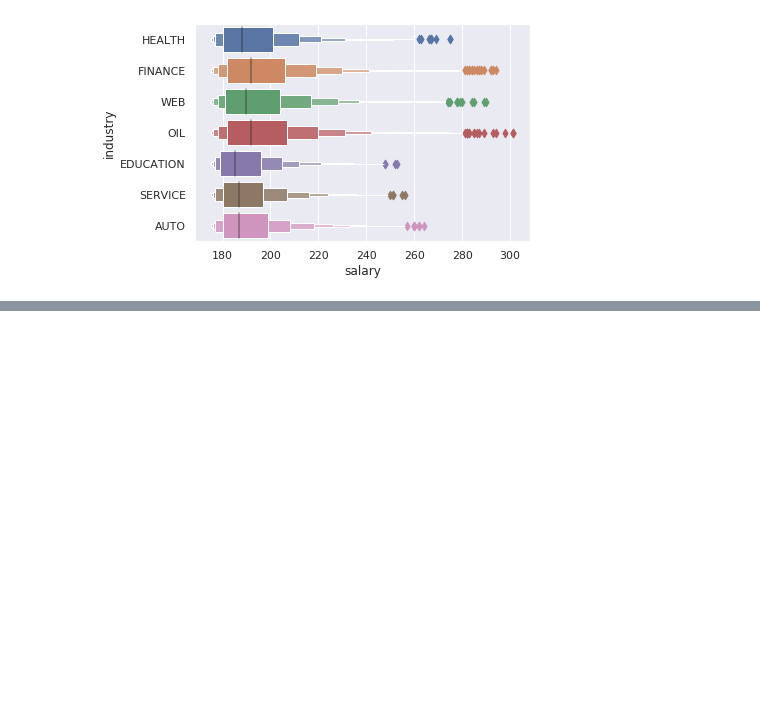
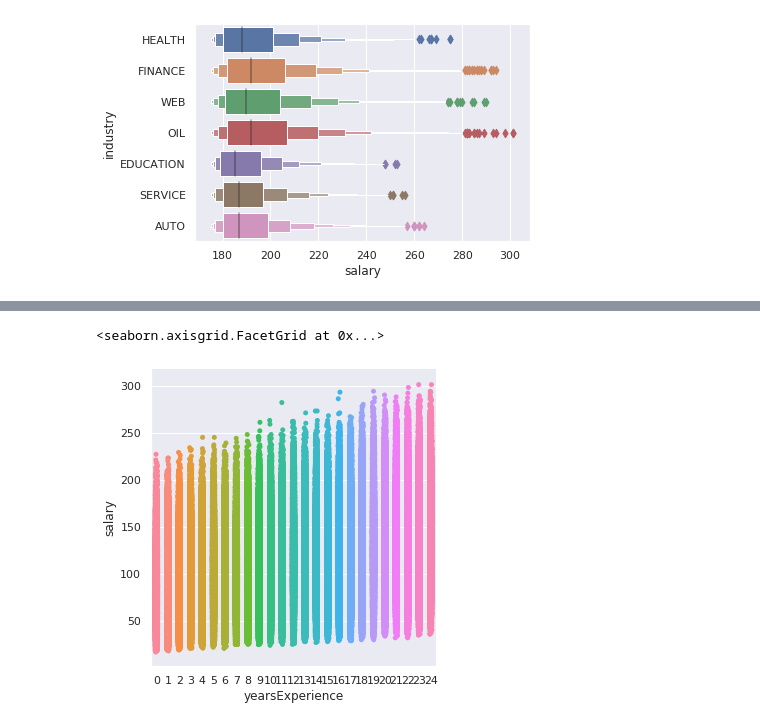
Before and after one commit to sagar625/Machine-Learning-Algorithms., a Jupyter notebook: SalaryPrediction.ipynb, the cells around one changed output, grey strips where cells are left out. Cells and saved outputs as stored; diff of their text form; code cells hidden in the pictures; blank space fills up the shorter version.

```diff
--- a/SalaryPrediction.ipynb
+++ b/SalaryPrediction.ipynb
@@ -226,0 +232,5 @@ sns.boxenplot('salary','industry',data=outliers)
+# %%
+sns.catplot("yearsExperience","salary",data=training_set_with_label)
+# %% [output]
+<seaborn.axisgrid.FacetGrid at 0x...>
+[figure, added]
```
Also changed, not shown: parts of 3 cells of this notebook.
